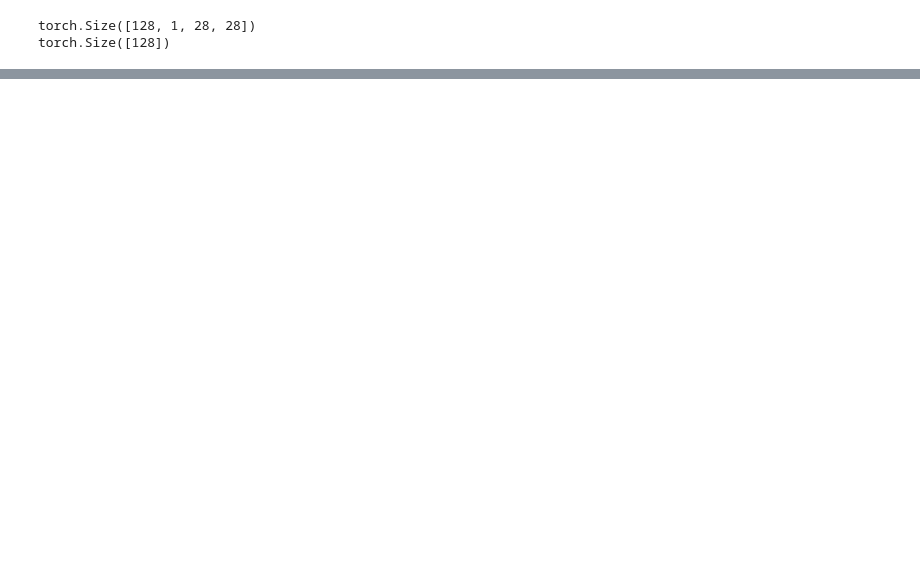
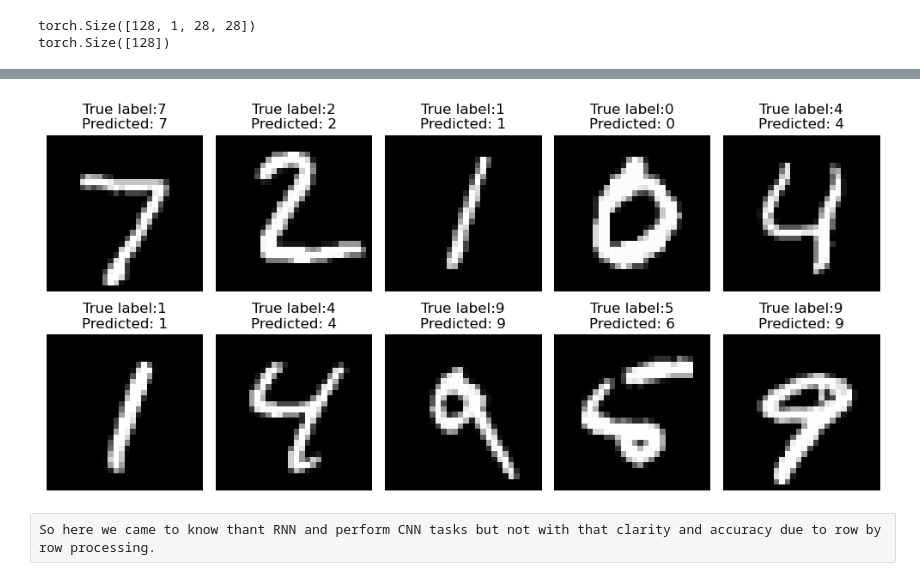
Before and after one commit to Deptek/Projects, a Jupyter notebook: CNN_RNN_MNIST/RNN.ipynb, the cells around one changed output, grey strips where cells are left out. Cells and saved outputs as stored; diff of their text form; code cells hidden in the pictures; blank space fills up the shorter version.

```diff
--- a/CNN_RNN_MNIST/RNN.ipynb
+++ b/CNN_RNN_MNIST/RNN.ipynb
@@ -105,0 +142,22 @@ Accuracy=96.48%
+# %%
+# visualising
+model.eval()
+image, labels= next(iter(testloader))
+with torch.no_grad():
+    image= image.squeeze(1)
+    output= model(image)
+    _,pred= torch.max(output, 1)
+
+fig, axes= plt.subplots(2,5, figsize=(10,5))
+
+for i ,ax in enumerate(axes.flat):
+    ax.imshow(image[i].squeeze(1), cmap="gray")
+    ax.set_title(f"True label:{labels[i]}\nPredicted: {pred[i]}")
+    ax.axis("off")
+
+plt.tight_layout()
+plt.show()
+# %% [output]
+[figure, added]
+# %% [raw]
+So here we came to know thant RNN and perform CNN tasks but not with that clarity and accuracy due to row by row processing.
```
Also changed, not shown: parts of 6 cells of this notebook, 2 other files.
